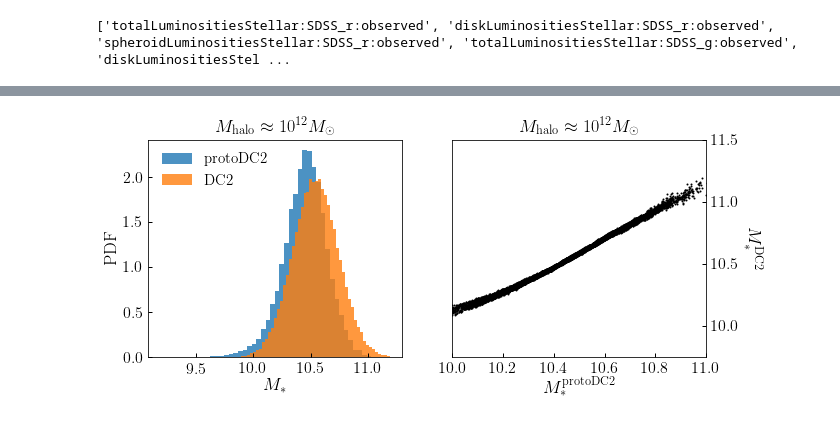
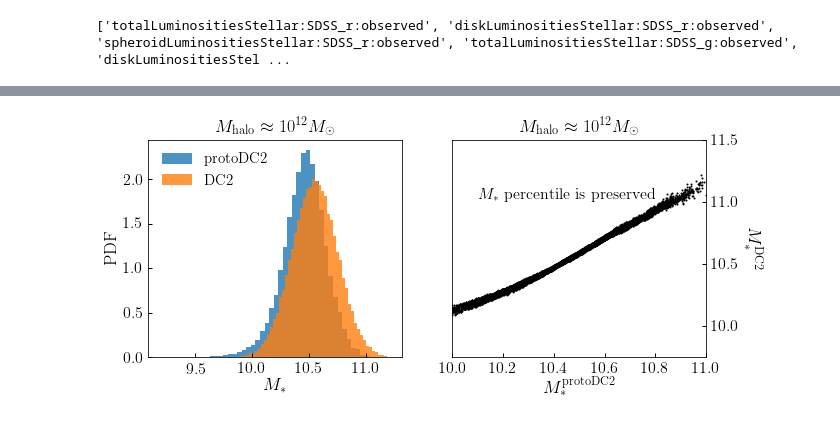
Before and after one commit to aphearin/rescaling_protoDC2, a Jupyter notebook: rescale_protoDC2_stellar_mass.ipynb, the cells around one changed output, grey strips where cells are left out. Cells and saved outputs as stored; diff of their text form; code cells hidden in the pictures.

```diff
--- a/rescale_protoDC2_stellar_mass.ipynb
+++ b/rescale_protoDC2_stellar_mass.ipynb
@@ -103,26 +103,35 @@ fig.savefig(figname, bbox_extra_artists=[xlabel, ylabel], bbox_inches='tight')
 # %%
+mpeak_mask = protoDC2_z0['infallHaloMass'] > 1e12
+mpeak_mask *= protoDC2_z0['infallHaloMass'] < 1.25e12
+
 fig, (ax2, ax1) = plt.subplots(1, 2, figsize=(10, 4))
 
 __=ax1.scatter(np.log10(protoDC2_z0['totalMassStellar'][mpeak_mask]),
              np.log10(protoDC2_z0['rescaled_mstar'][mpeak_mask]), s=1, color='k')
 xlim1 = ax1.set_xlim(10, 11)
 ylim1 = ax1.set_ylim(9.75, 11.5)
 xlabel1 = ax1.set_xlabel(r'$M_{\ast}^{\rm protoDC2}$')
 ax1.yaxis.set_label_position("right")
 ax1.yaxis.tick_right()
 
 ylabel1 = ax1.set_ylabel(r'$M_{\ast}^{\rm DC2}$', rotation=-90, labelpad=20)
 title1 = ax1.set_title(r'$M_{\rm halo}\approx10^{12}M_{\odot}$')
 
 __=ax2.hist(np.log10(protoDC2_z0['totalMassStellar'][mpeak_mask]),
            alpha=0.8, normed=True, bins=50, label=r'${\rm protoDC2}$')
 __=ax2.hist(np.log10(protoDC2_z0['rescaled_mstar'][mpeak_mask]),
            alpha=0.8, normed=True, bins=50, label=r'${\rm DC2}$')
 
 xlabel2 = ax2.set_xlabel(r'$M_{\ast}$')
 ylabel2 = ax2.set_ylabel(r'${\rm PDF}$')
 
+a, b = 10.1, 11
+__=ax1.annotate(r'$M_{\ast}\ {\rm percentile\ is\ preserved}$',
+                xy=(a, b), xytext=(a, b), size=16)
+
 title2 = ax2.set_title(r'$M_{\rm halo}\approx10^{12}M_{\odot}$')
 legend2 = ax2.legend()
+figname = 'sm_fixed_mpeak_protoDC2_vs_umachine.pdf'
+fig.savefig(figname, bbox_extra_artists=[xlabel, ylabel], bbox_inches='tight')
 # %% [output]
-[figure, old version]
+[figure, new version]
```
Also changed, not shown: parts of 6 cells of this notebook, 4 other files.
